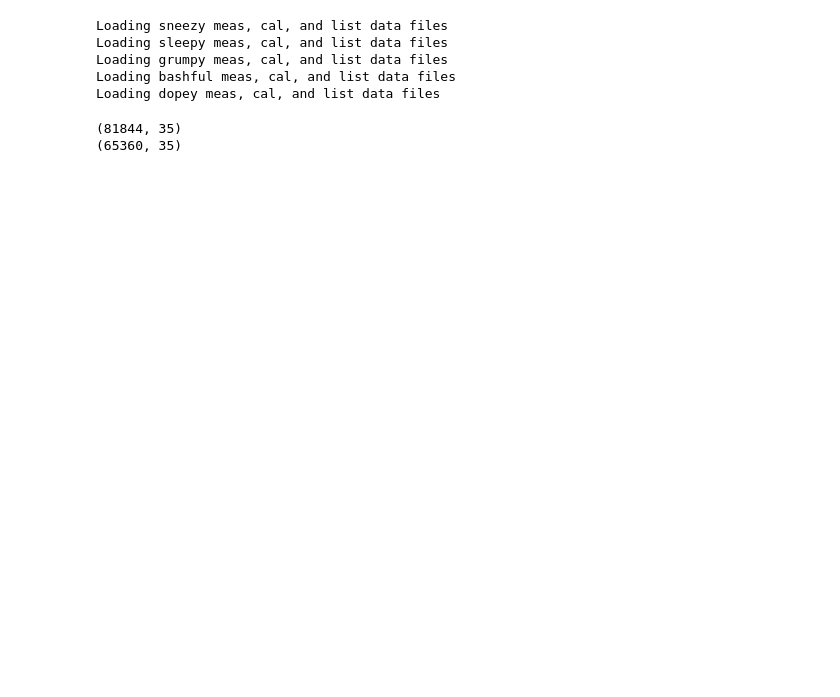
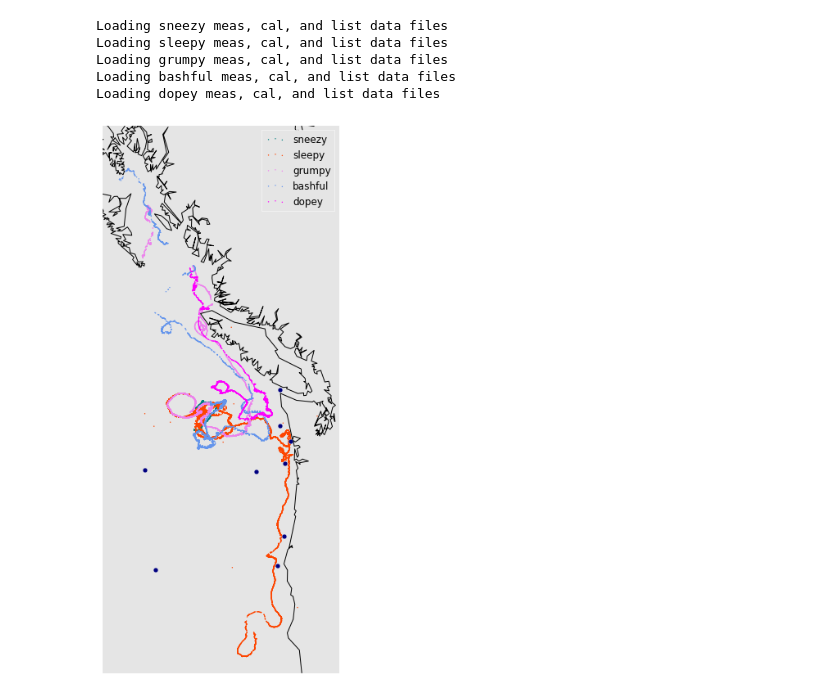
Before and after one commit to johannah/drifters, a Jupyter notebook: index.ipynb, the cells around one changed output. Saved outputs shown, nothing was run; the diff lists cells and outputs as text; code cells hidden in the pictures; blank space fills up the shorter version.

```diff
--- a/index.ipynb
+++ b/index.ipynb
@@ -39,12 +44,31 @@ Loading sleepy meas, cal, and list data files
 Loading grumpy meas, cal, and list data files
 Loading bashful meas, cal, and list data files
 Loading dopey meas, cal, and list data files
-# %%
-sn = drifter_dict['sleepy']['cal']
-print(sn.shape)
-sn = sn.drop_duplicates( take_last=True)
-print(sn.shape)
-# %% [output]
-(81844, 35)
-(65360, 35)
+# %%
+# build a map of all of the data files
+# reference buoys are denoted by circles
+plt.figure(figsize=(20,12))
+m = Basemap(projection='merc', ellps='WGS84',
+           llcrnrlat=39,
+           urcrnrlat=56,
+           llcrnrlon=-133,
+           urcrnrlon=-122,
+           resolution='l')
+
+cc = ['teal', 'orangered', 'violet', 'cornflowerblue', 'magenta']
+for nn, drifter in enumerate(drifter_dict.keys()):
+    md = drifter_dict[drifter]['meas']
+    x, y = m(np.array(md['lon']), np.array(md['lat']))
+    m.scatter(x, y, c=cc[nn], edgecolor="None", s=2, label=drifter)
+
+for bid in utils.buoy_list.keys():
+    latb, lonb = utils.buoy_list[bid]
+    xb, yb = m(np.array(lonb), np.array(latb))
+    m.scatter(xb, yb, s=35, c='navy', marker='o')
+
+m.drawcoastlines()
+plt.legend()
+plt.show()
+# %% [output]
+[figure, added]
 # %%
```
Also changed, not shown: parts of 20 cells of this notebook.
